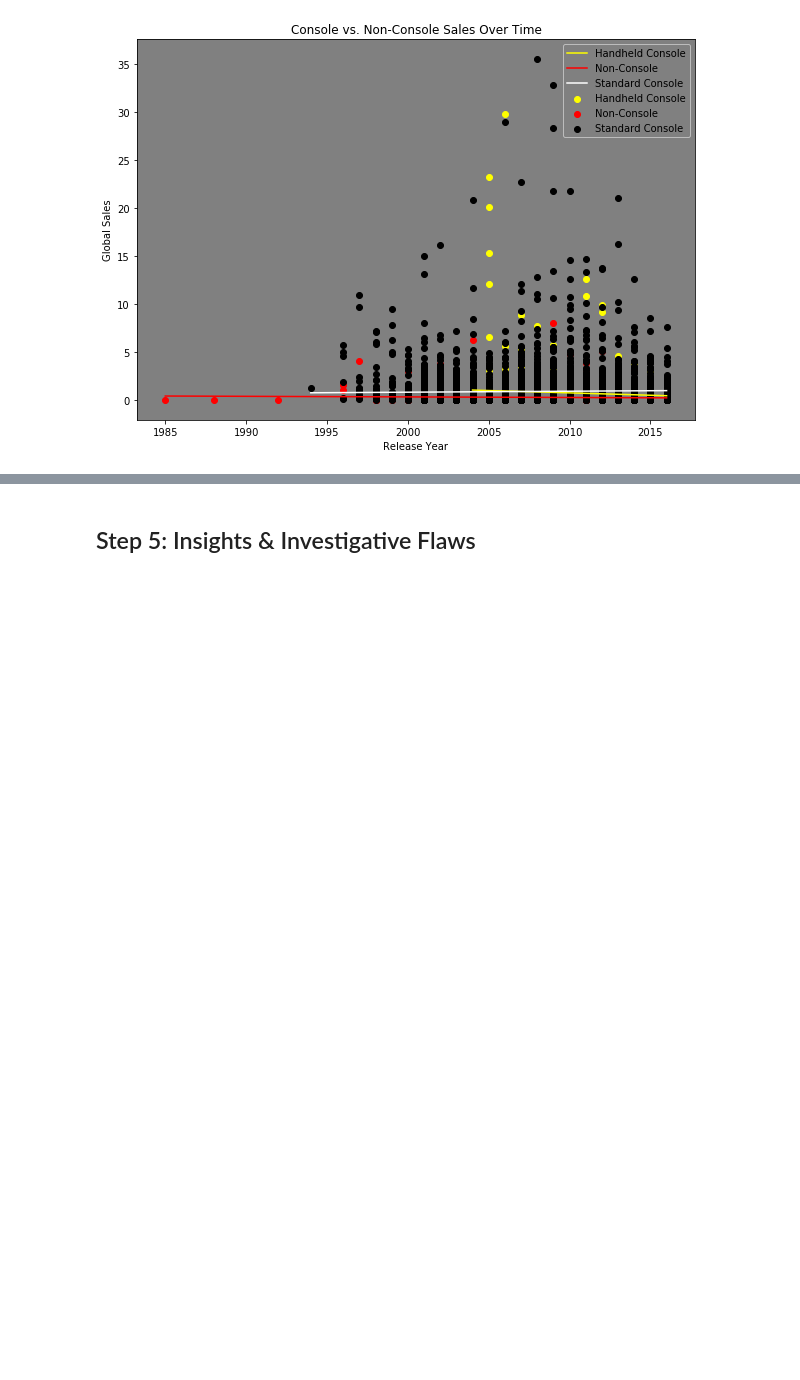
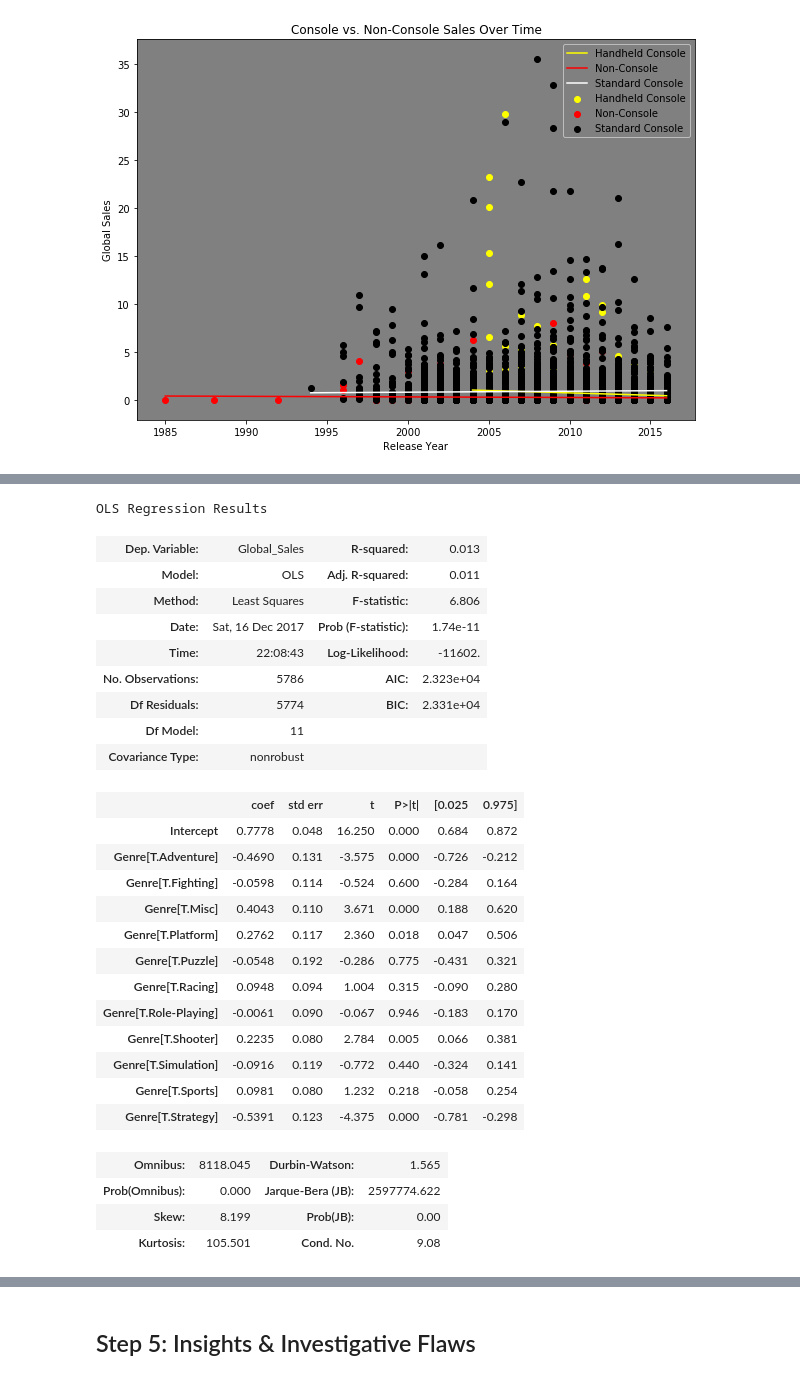
Before and after one commit to ichezhia/2017-UMD-CMSC320, a Jupyter notebook: FinalTutorial.ipynb, the cells around one changed output, grey strips where cells are left out. Saved outputs shown, nothing was run; the diff lists cells and outputs as text; code cells hidden in the pictures; blank space fills up the shorter version.

```diff
--- a/FinalTutorial.ipynb
+++ b/FinalTutorial.ipynb
@@ -361,0 +474,40 @@ compare them, we will formally do this later step remember we took out outlier
+# %%
+# work with a copy of the dataframe
+df = cdf.copy()
+
+# work only with genre and sales
+df = df[['Global_Sales', 'Genre']]
+
+# fit a model: sales depends only on genre
+model1 = smf.ols(formula = 'Global_Sales ~ Genre', data = df).fit()
+
+# produce statistics regarding model
+model1.summary()
+# %% [output]
+OLS Regression Results
+| Dep. Variable: | Global_Sales | R-squared: | 0.013 |
+| Model: | OLS | Adj. R-squared: | 0.011 |
+| Method: | Least Squares | F-statistic: | 6.806 |
+| Date: | Sat, 16 Dec 2017 | Prob (F-statistic): | 1.74e-11 |
+| Time: | 22:08:43 | Log-Likelihood: | -11602. |
+| No. Observations: | 5786 | AIC: | 2.323e+04 |
+| Df Residuals: | 5774 | BIC: | 2.331e+04 |
+| Df Model: | 11 |  |  |
+| Covariance Type: | nonrobust |  |  |
+|  | coef | std err | t | P>|t| | [0.025 | 0.975] |
+| Intercept | 0.7778 | 0.048 | 16.250 | 0.000 | 0.684 | 0.872 |
+| Genre[T.Adventure] | -0.4690 | 0.131 | -3.575 | 0.000 | -0.726 | -0.212 |
+| Genre[T.Fighting] | -0.0598 | 0.114 | -0.524 | 0.600 | -0.284 | 0.164 |
+| Genre[T.Misc] | 0.4043 | 0.110 | 3.671 | 0.000 | 0.188 | 0.620 |
+| Genre[T.Platform] | 0.2762 | 0.117 | 2.360 | 0.018 | 0.047 | 0.506 |
+| Genre[T.Puzzle] | -0.0548 | 0.192 | -0.286 | 0.775 | -0.431 | 0.321 |
+| Genre[T.Racing] | 0.0948 | 0.094 | 1.004 | 0.315 | -0.090 | 0.280 |
+| Genre[T.Role-Playing] | -0.0061 | 0.090 | -0.067 | 0.946 | -0.183 | 0.170 |
+| Genre[T.Shooter] | 0.2235 | 0.080 | 2.784 | 0.005 | 0.066 | 0.381 |
+| Genre[T.Simulation] | -0.0916 | 0.119 | -0.772 | 0.440 | -0.324 | 0.141 |
+| Genre[T.Sports] | 0.0981 | 0.080 | 1.232 | 0.218 | -0.058 | 0.254 |
+| Genre[T.Strategy] | -0.5391 | 0.123 | -4.375 | 0.000 | -0.781 | -0.298 |
+| Omnibus: | 8118.045 | Durbin-Watson: | 1.565 |
+| Prob(Omnibus): | 0.000 | Jarque-Bera (JB): | 2597774.622 |
+| Skew: | 8.199 | Prob(JB): | 0.00 |
+| Kurtosis: | 105.501 | Cond. No. | 9.08 |
```
Also changed, not shown: parts of 35 cells of this notebook, 1 other file.
